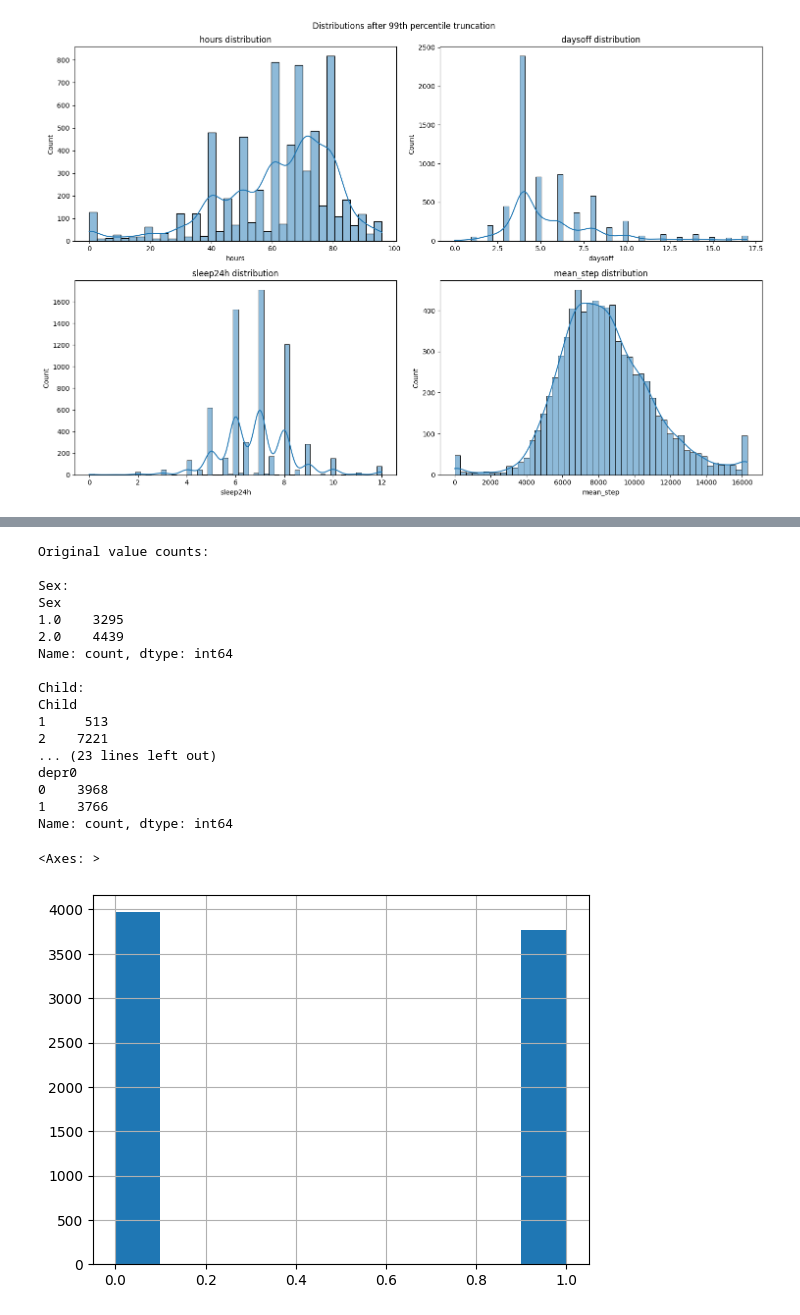
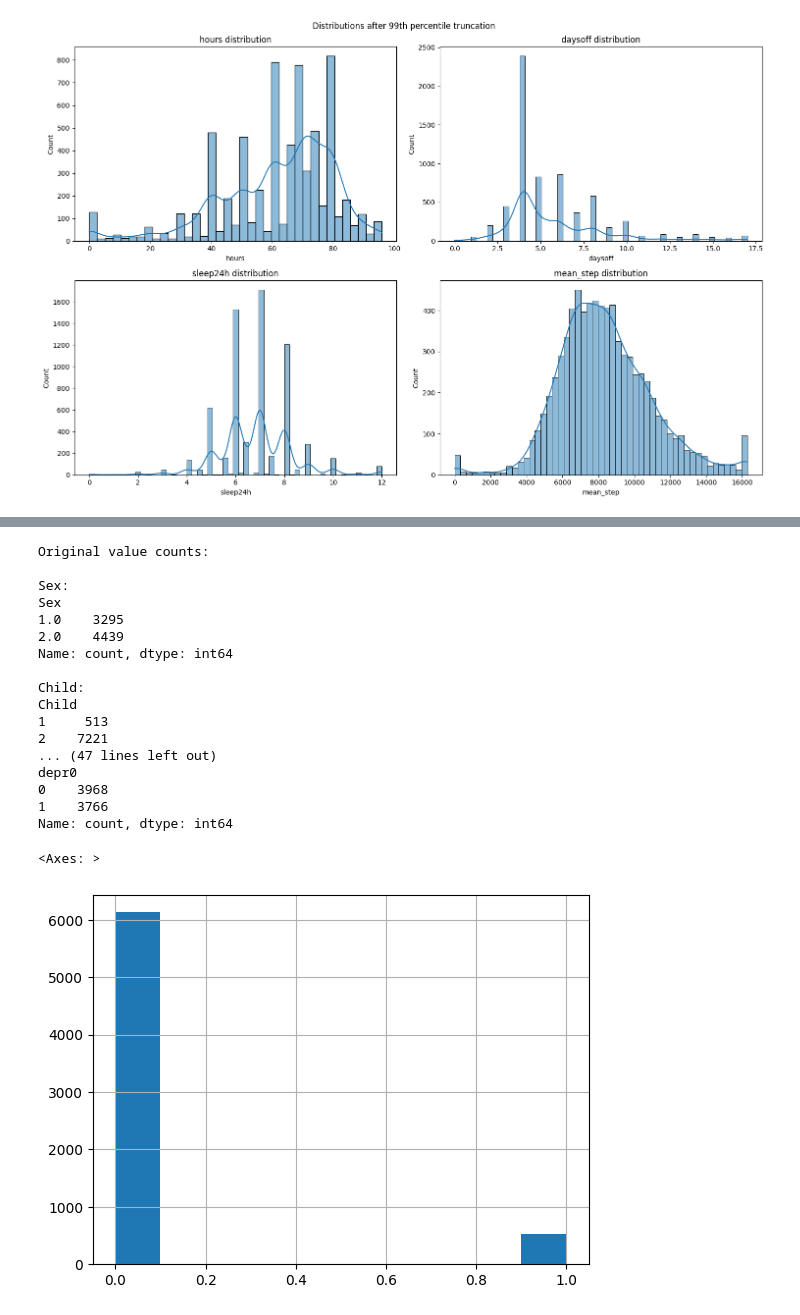
Before and after one commit to alexanderquispe/PassiveSensing-Symptoms-NetworkAnalysis, a Jupyter notebook: dslc_documentation/2_analysis_2.ipynb, the cells around one changed output, grey strips where cells are left out. Cells and saved outputs as stored; diff of their text form; code cells hidden in the pictures.

```diff
--- a/dslc_documentation/2_analysis_2.ipynb
+++ b/dslc_documentation/2_analysis_2.ipynb
@@ -590,7 +590,7 @@ data_sensor_final
 merged_data = panel_data.merge(
     data_sensor_final,
     on=['UserID', 'quarter'],
-    how='left',
+    how='inner',
     suffixes=('', '_sensor')  # This avoids duplicate column names
 )
 
@@ -856,12 +864,12 @@ merged_data.specTreat0_Medication.hist()
 # %%
 # Show original value counts
 print("Original value counts:")
-for var in ['Sex', 'Child', 'depr0']:
+for var in ['Sex', 'Child', 'depr0', "ssrs_wish", 'error1', 'SigOther0', "deprTreat0"]:
     print(f"\n{var}:")
     print(data_clean_15_pos_sleep[var].value_counts().sort_index())
 
 # Recode variables (1 stays 1, 2 becomes 0)
-for var in ['Sex', 'Child', 'depr0']:
+for var in ['Sex', 'Child', 'depr0', "ssrs_wish", 'error1', 'SigOther0', "deprTreat0"]:
     data_clean_15_pos_sleep[var] = data_clean_15_pos_sleep[var].map({1: 1, 2: 0})
 
 # Verify the changes
@@ -882,13 +890,13 @@ Child:
 Child
 1     513
 2    7221
-... (23 lines left out)
+... (47 lines left out)
 depr0
 0    3968
 1    3766
 Name: count, dtype: int64
 # %%
-data_clean_15_pos_sleep.depr0.hist()
+data_clean_15_pos_sleep.ssrs_wish.hist()
 # %% [output]
 <Axes: >
-[figure, old version]
+[figure, new version]
```
Also changed, not shown: parts of 9 cells of this notebook, 11 other files.
